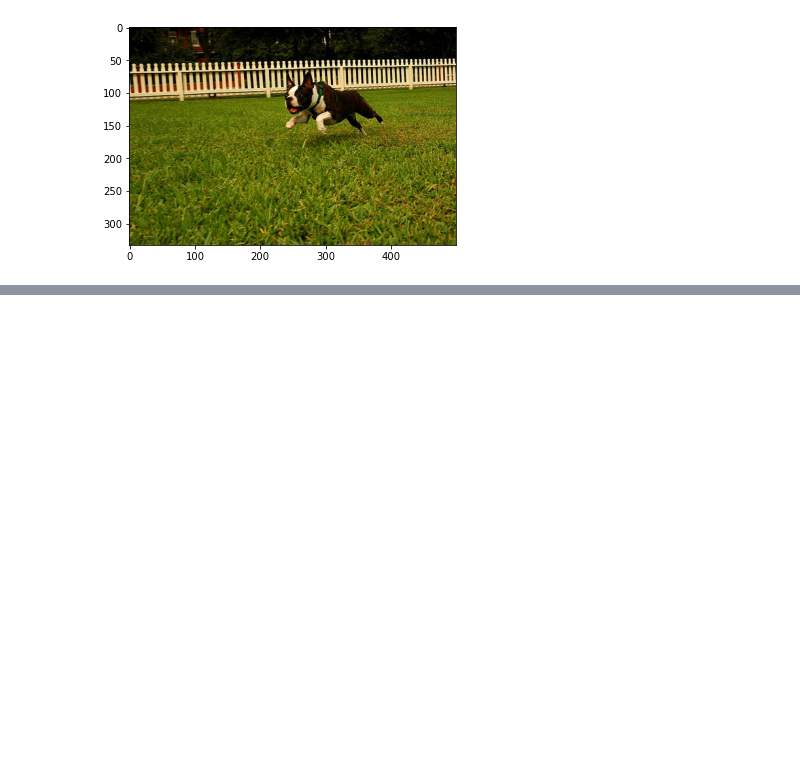
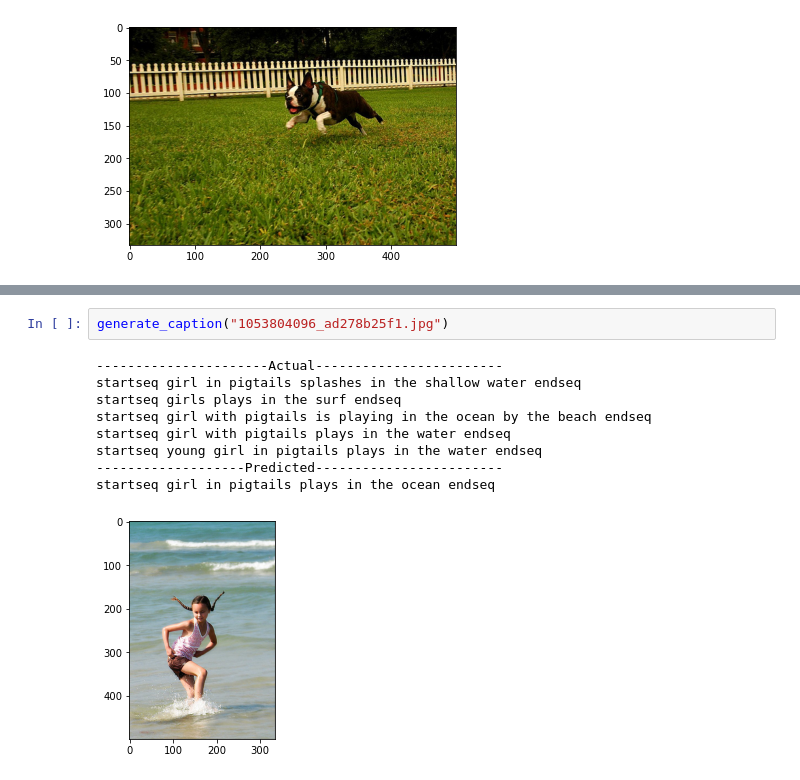
Before and after one commit to ApekshaShetti/Image-Captioning, a Jupyter notebook: main.ipynb, the cells around one changed output, grey strips where cells are left out. Cells and saved outputs as stored; diff of their text form; blank space fills up the shorter version.

```diff
--- a/main.ipynb
+++ b/main.ipynb
@@ -375,0 +387,12 @@ startseq boston terrier is jumping over an obstacle endseq
+# %%
+generate_caption("1053804096_ad278b25f1.jpg")
+# %% [output]
+----------------------Actual------------------------
+startseq girl in pigtails splashes in the shallow water endseq
+startseq girls plays in the surf endseq
+startseq girl with pigtails is playing in the ocean by the beach endseq
+startseq girl with pigtails plays in the water endseq
+startseq young girl in pigtails plays in the water endseq
+-------------------Predicted------------------------
+startseq girl in pigtails plays in the ocean endseq
+[figure, added]
```
Also changed, not shown: parts of 4 cells of this notebook.
